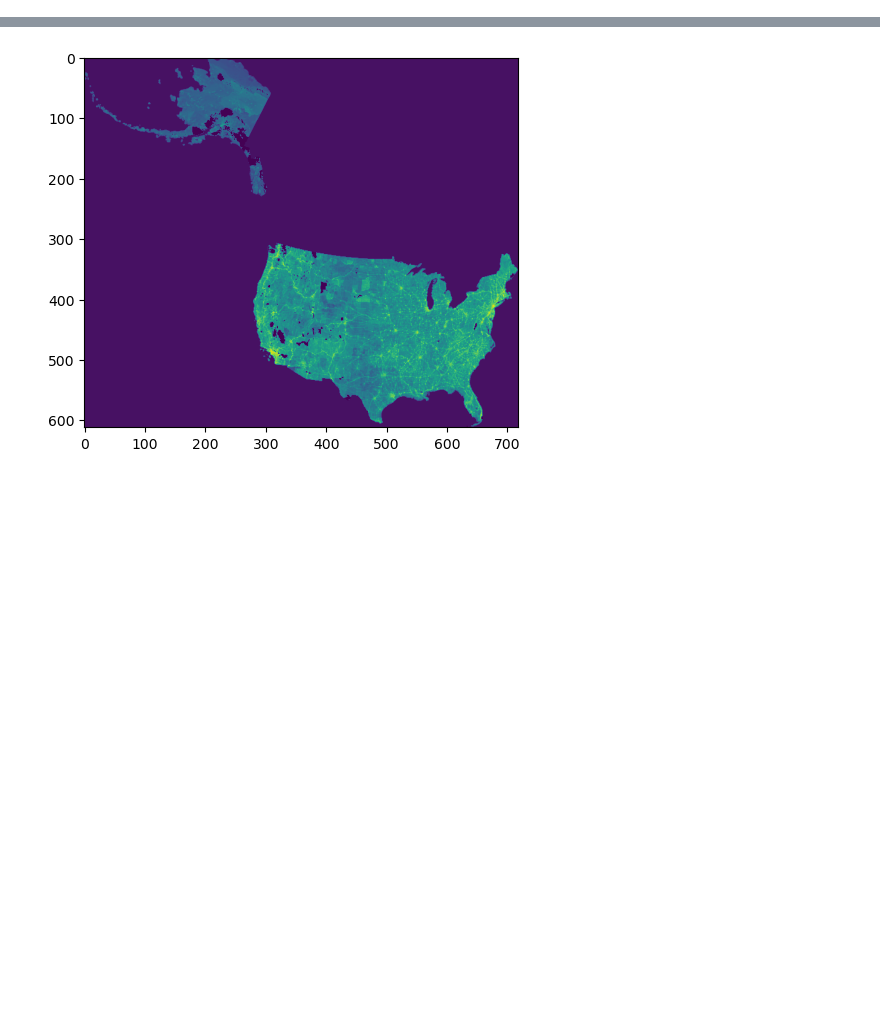
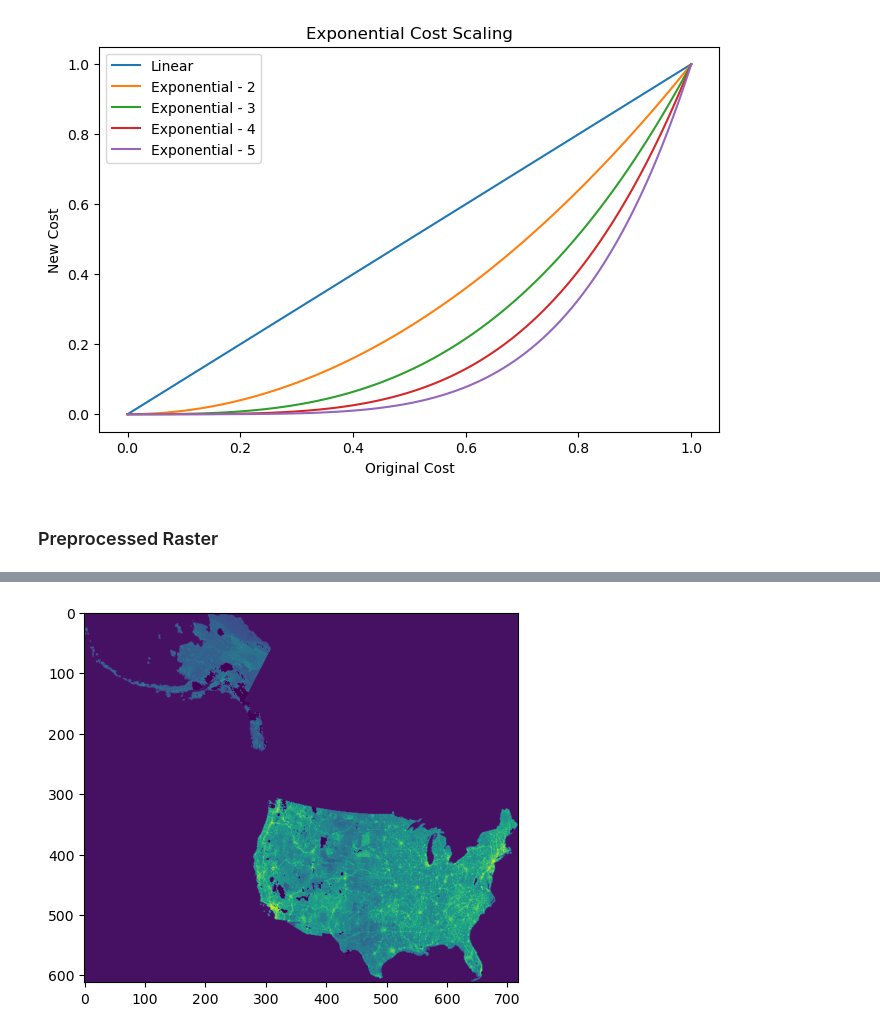
Before and after one commit to NETL-RIC/CO2-Pipeline-Routing-Tool, a Jupyter notebook: Flask/mc-tutorial.ipynb, the cells around one changed output, grey strips where cells are left out. Saved outputs shown, nothing was run; the diff lists cells and outputs as text; code cells hidden in the pictures; blank space fills up the shorter version.

```diff
--- a/Flask/mc-tutorial.ipynb
+++ b/Flask/mc-tutorial.ipynb
@@ -11,3 +30,32 @@ cost_surface.load_rasters('./cost_surfaces/raw_cost_10km_aea')
+# %%
+def linear(x):
+    return x
+
+def exponential(x, degree):
+    return x**degree
+
+x = np.linspace(0, 1, 100)
+
+fig, ax = plt.subplots(figsize=(8, 5))
+
+ax.set_ylabel('New Cost')
+ax.set_xlabel('Original Cost')
+ax.set_title('Exponential Cost Scaling')
+
+y = normalize(linear(x))
+ax.plot(x, y)
+labels = ['Linear']
+for d in range(2,6):
+    y = normalize(exponential(x, d))
+    ax.plot(x,y)
+    labels.append('Exponential - {}'.format(d))
+
+ax.legend(labels)
+plt.show()
+# %% [output]
+[figure, added]
+# %% [markdown]
+### Preprocessed Raster
 # %%
 fig, ax = plt.subplots(nrows=1, ncols=2, figsize=(15,10))
 
```
Also changed, not shown: parts of 19 cells of this notebook, 2 other files.
